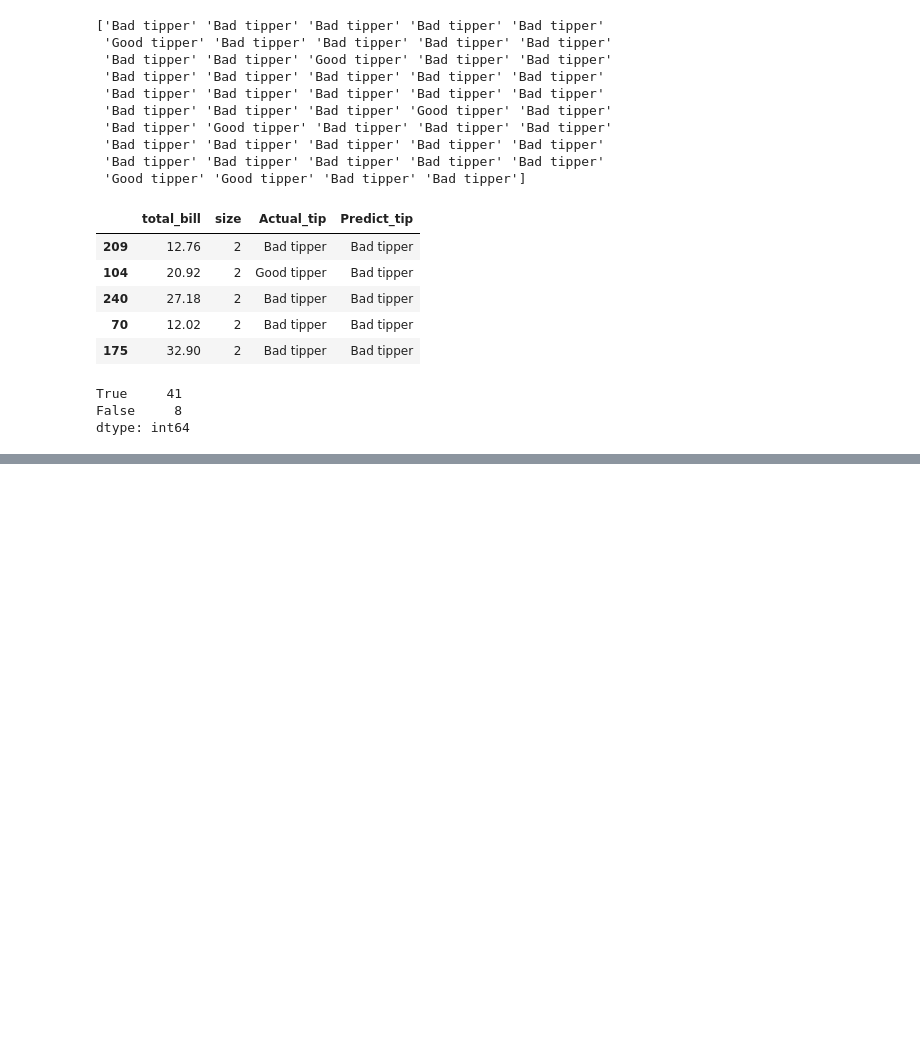
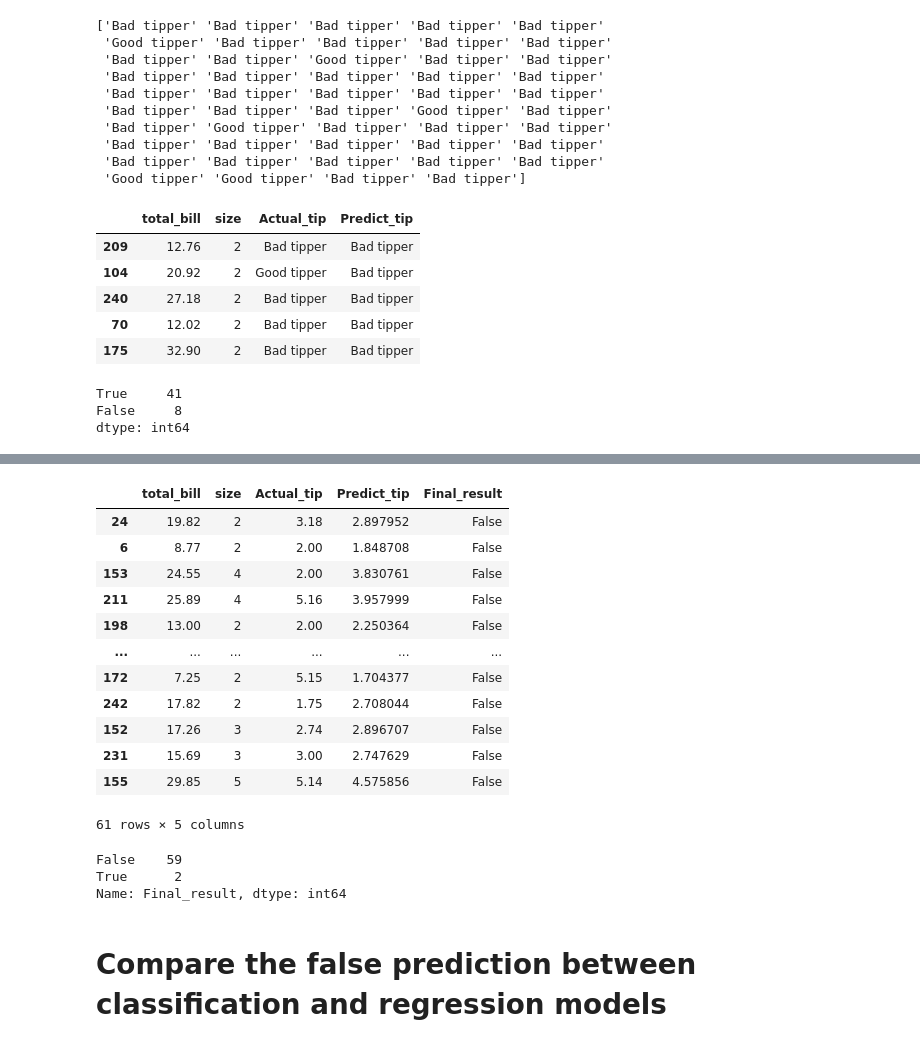
Before and after one commit to renadalahmadi/BigData-and-AI, a Jupyter notebook: Assignment_4.ipynb, the cells around one changed output, grey strips where cells are left out. Drawn from its saved outputs; the diff is of its cells as text; code cells hidden in the pictures; blank space fills up the shorter version.

```diff
--- a/Assignment_4.ipynb
+++ b/Assignment_4.ipynb
@@ -201,0 +223,2 @@ dtype: int64
+# %%
+multi_lr.fit(X_train, y_train)
@@ -201,0 +227,2 @@ dtype: int64
+# %%
+multi_predictions = multi_lr.predict(X_test)
@@ -201,0 +256,7 @@ dtype: int64
+# %%
+test_dataset = pd.DataFrame(test_numeric, columns= ['total_bill', 'size'])
+
+test_dataset['Actual_tip'] = y_test
+test_dataset['Predict_tip'] = multi_predictions
+
+test_dataset.head()
@@ -201,0 +286,18 @@ dtype: int64
+# %%
+ test_dataset.insert(4, 'Final_result', 'False')
+# %%
+test_dataset
+# %% [output]
+|  | total_bill | size | Actual_tip | Predict_tip | Final_result |
+| 24 | 19.82 | 2 | 3.18 | 2.897952 | False |
+| 6 | 8.77 | 2 | 2.00 | 1.848708 | False |
+| 153 | 24.55 | 4 | 2.00 | 3.830761 | False |
+| 211 | 25.89 | 4 | 5.16 | 3.957999 | False |
+| 198 | 13.00 | 2 | 2.00 | 2.250364 | False |
+| ... | ... | ... | ... | ... | ... |
+| 172 | 7.25 | 2 | 5.15 | 1.704377 | False |
+| 242 | 17.82 | 2 | 1.75 | 2.708044 | False |
+| 152 | 17.26 | 3 | 2.74 | 2.896707 | False |
+| 231 | 15.69 | 3 | 3.00 | 2.747629 | False |
+| 155 | 29.85 | 5 | 5.14 | 4.575856 | False |
+61 rows × 5 columns
@@ -201,0 +331,8 @@ dtype: int64
+# %%
+test_dataset['Final_result'].value_counts()
+# %% [output]
+False    59
+True      2
+Name: Final_result, dtype: int64
+# %% [markdown]
+# Compare the false prediction between classification and regression models
```
Also changed, not shown: parts of 18 cells of this notebook.
